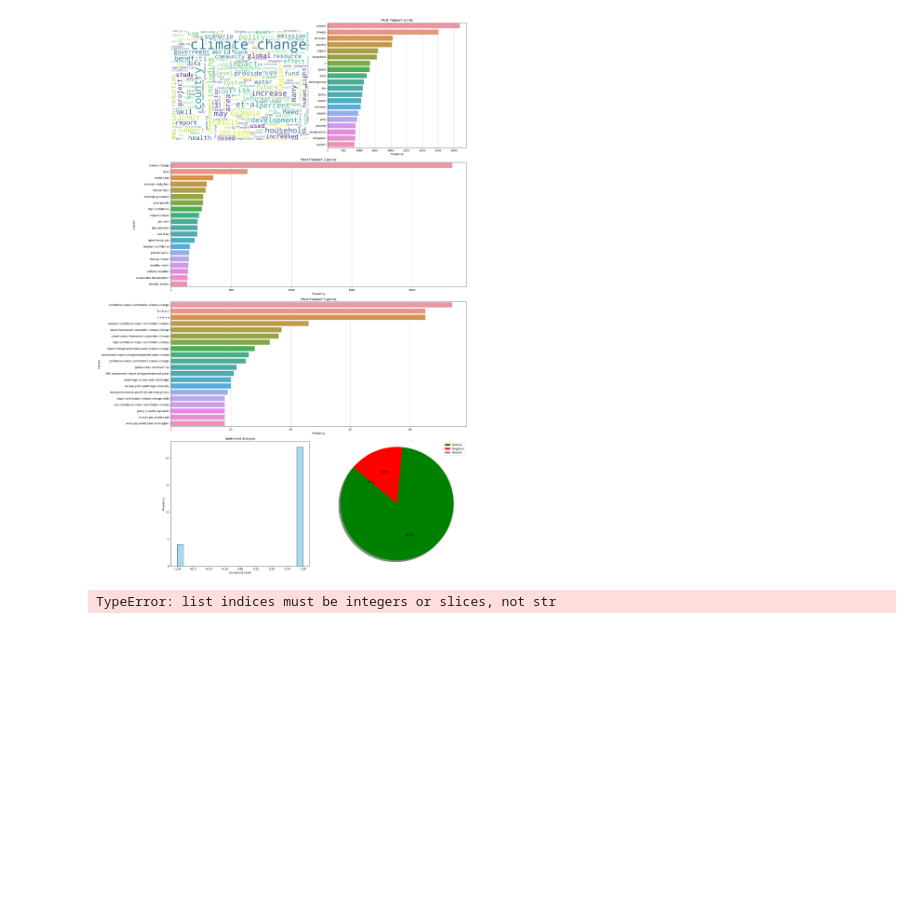
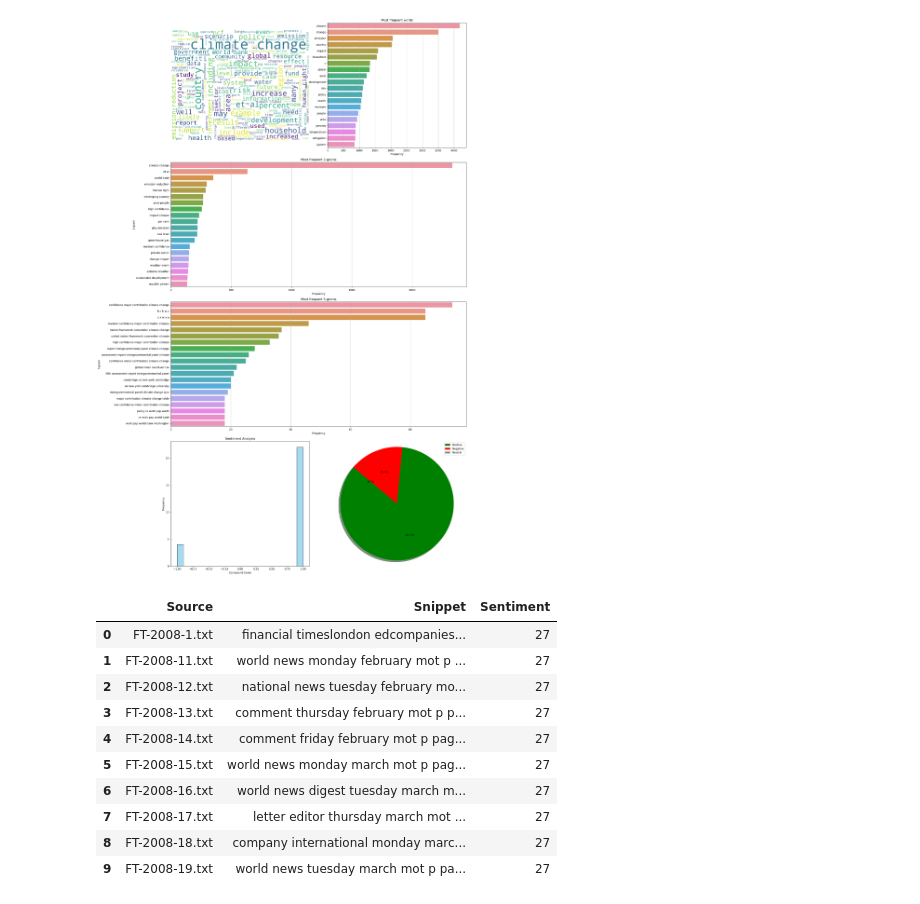
Before and after one commit to NeuralNinjas-AI/AirQuality, a Jupyter notebook: Group_EDA.ipynb, the cells around one changed output. Drawn from its saved outputs; the diff is of its cells as text; code cells hidden in the pictures; blank space fills up the shorter version.

Commit message:
Extract emotions

```diff
--- a/Group_EDA.ipynb
+++ b/Group_EDA.ipynb
@@ -578,9 +578,9 @@ def cleanData(df, stopwordList= []):
 
     return df
 
-def classify_emotion(df):
+def classify_emotion(snippet):
     # Tokenize the batch of snippets.
-    inputs = tokenizer(df['Snippet'], return_tensors="pt", padding=True, truncation=True).to(device)
+    inputs = tokenizer(snippet, return_tensors="pt", padding=True, truncation=True).to(device)
 
     # Make predictions.
     with torch.no_grad():
@@ -614,5 +614,17 @@ df_IGO = cleanData(df_IGO)
 df_news = getSentiment(df_news)
 df_NGO = getSentiment(df_NGO)
 df_IGO = getSentiment(df_IGO)
-# %% [output]
-TypeError: list indices must be integers or slices, not str
+# %%
+df_news.head(10)
+# %% [output]
+|  | Source | Snippet | Sentiment |
+| 0 | FT-2008-1.txt | financial timeslondon edcompanies... | 27 |
+| 1 | FT-2008-11.txt | world news monday february mot p ... | 27 |
+| 2 | FT-2008-12.txt | national news tuesday february mo... | 27 |
+| 3 | FT-2008-13.txt | comment thursday february mot p p... | 27 |
+| 4 | FT-2008-14.txt | comment friday february mot p pag... | 27 |
+| 5 | FT-2008-15.txt | world news monday march mot p pag... | 27 |
+| 6 | FT-2008-16.txt | world news digest tuesday march m... | 27 |
+| 7 | FT-2008-17.txt | letter editor thursday march mot ... | 27 |
+| 8 | FT-2008-18.txt | company international monday marc... | 27 |
+| 9 | FT-2008-19.txt | world news tuesday march mot p pa... | 27 |
```
